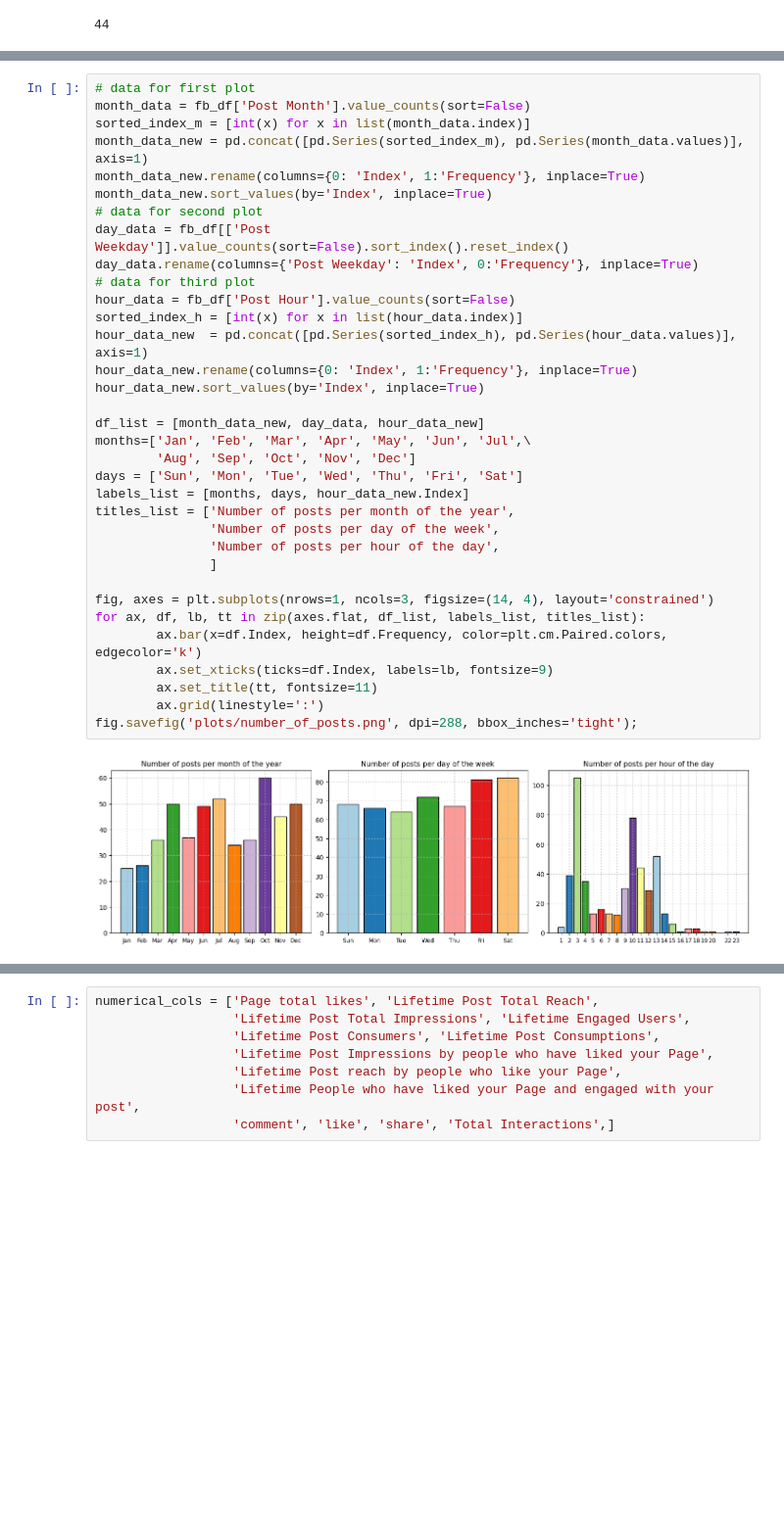
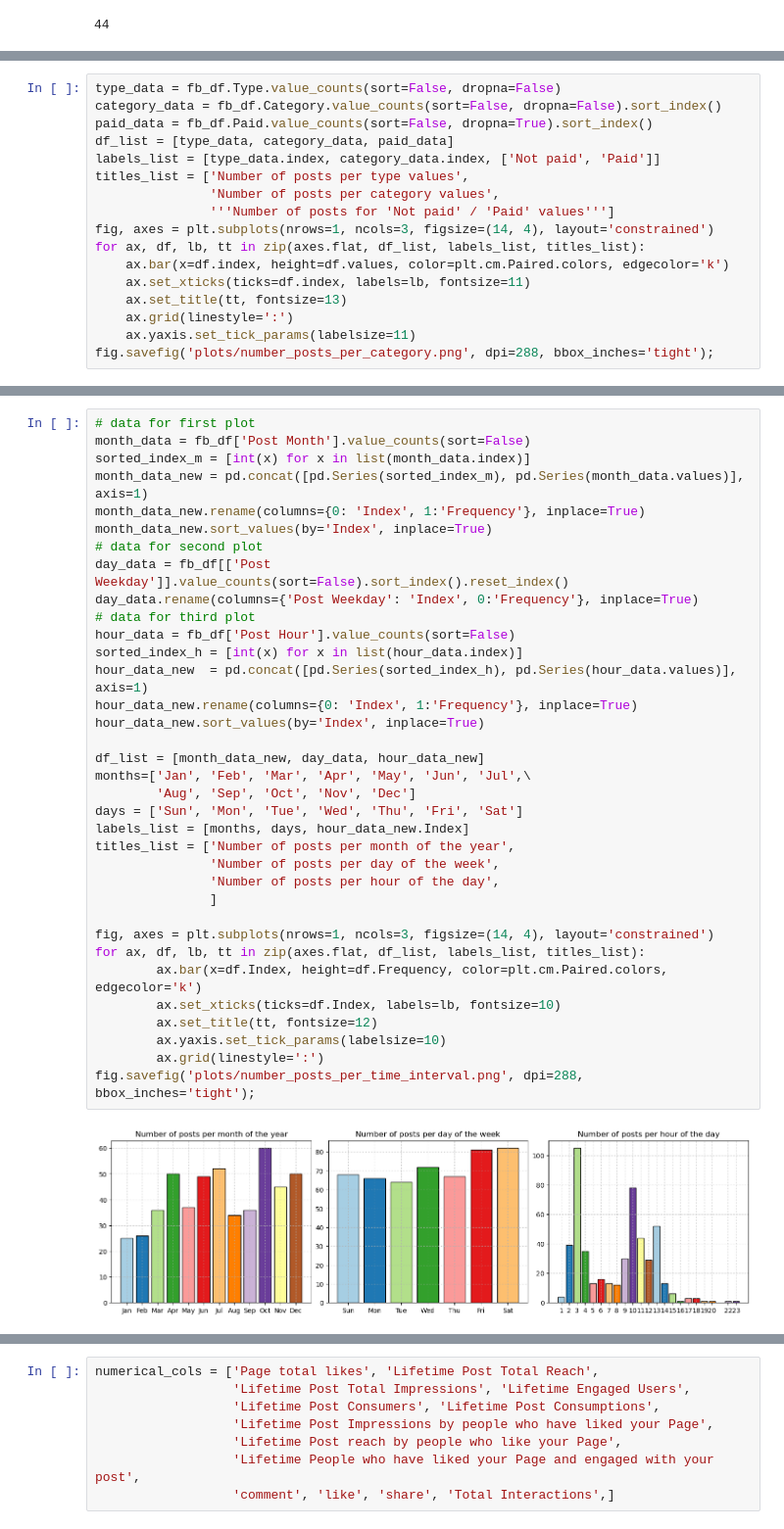
Before and after one commit to capac/facebook-metrics-data-set, a Jupyter notebook: fb_metrics.ipynb, the cells around one changed output, grey strips where cells are left out. Shown at 98% size. Cells and saved outputs as stored; diff of their text form; blank space fills up the shorter version.

Commit message:
Updated notebook for new plots

```diff
--- a/fb_metrics.ipynb
+++ b/fb_metrics.ipynb
@@ -151,0 +75,17 @@ plt.savefig('plots/number_of_posts_per_hour_of_day.png', dpi=288, bbox_inches='t
+# %%
+type_data = fb_df.Type.value_counts(sort=False, dropna=False)
+category_data = fb_df.Category.value_counts(sort=False, dropna=False).sort_index()
+paid_data = fb_df.Paid.value_counts(sort=False, dropna=True).sort_index()
+df_list = [type_data, category_data, paid_data]
+labels_list = [type_data.index, category_data.index, ['Not paid', 'Paid']]
+titles_list = ['Number of posts per type values',
+               'Number of posts per category values',
+               '''Number of posts for 'Not paid' / 'Paid' values''']
+fig, axes = plt.subplots(nrows=1, ncols=3, figsize=(14, 4), layout='constrained')
+for ax, df, lb, tt in zip(axes.flat, df_list, labels_list, titles_list):
+    ax.bar(x=df.index, height=df.values, color=plt.cm.Paired.colors, edgecolor='k')
+    ax.set_xticks(ticks=df.index, labels=lb, fontsize=11)
+    ax.set_title(tt, fontsize=13)
+    ax.grid(linestyle=':')
+    ax.yaxis.set_tick_params(labelsize=11)
+fig.savefig('plots/number_posts_per_category.png', dpi=288, bbox_inches='tight');
@@ -154,34 +96,35 @@ plt.savefig('plots/number_of_posts_per_hour_of_day.png', dpi=288, bbox_inches='t
 month_data = fb_df['Post Month'].value_counts(sort=False)
 sorted_index_m = [int(x) for x in list(month_data.index)]
 month_data_new = pd.concat([pd.Series(sorted_index_m), pd.Series(month_data.values)], axis=1)
 month_data_new.rename(columns={0: 'Index', 1:'Frequency'}, inplace=True)
 month_data_new.sort_values(by='Index', inplace=True)
 # data for second plot
 day_data = fb_df[['Post Weekday']].value_counts(sort=False).sort_index().reset_index()
 day_data.rename(columns={'Post Weekday': 'Index', 0:'Frequency'}, inplace=True)
 # data for third plot
 hour_data = fb_df['Post Hour'].value_counts(sort=False)
 sorted_index_h = [int(x) for x in list(hour_data.index)]
 hour_data_new  = pd.concat([pd.Series(sorted_index_h), pd.Series(hour_data.values)], axis=1)
 hour_data_new.rename(columns={0: 'Index', 1:'Frequency'}, inplace=True)
 hour_data_new.sort_values(by='Index', inplace=True)
 
 df_list = [month_data_new, day_data, hour_data_new]
 months=['Jan', 'Feb', 'Mar', 'Apr', 'May', 'Jun', 'Jul',\
         'Aug', 'Sep', 'Oct', 'Nov', 'Dec']
 days = ['Sun', 'Mon', 'Tue', 'Wed', 'Thu', 'Fri', 'Sat']
 labels_list = [months, days, hour_data_new.Index]
 titles_list = ['Number of posts per month of the year',
                'Number of posts per day of the week',
                'Number of posts per hour of the day',
                ]
 
 fig, axes = plt.subplots(nrows=1, ncols=3, figsize=(14, 4), layout='constrained')
 for ax, df, lb, tt in zip(axes.flat, df_list, labels_list, titles_list):
         ax.bar(x=df.Index, height=df.Frequency, color=plt.cm.Paired.colors, edgecolor='k')
-        ax.set_xticks(ticks=df.Index, labels=lb, fontsize=9)
-        ax.set_title(tt, fontsize=11)
+        ax.set_xticks(ticks=df.Index, labels=lb, fontsize=10)
+        ax.set_title(tt, fontsize=12)
+        ax.yaxis.set_tick_params(labelsize=10)
         ax.grid(linestyle=':')
-fig.savefig('plots/number_of_posts.png', dpi=288, bbox_inches='tight');
+fig.savefig('plots/number_posts_per_time_interval.png', dpi=288, bbox_inches='tight');
 # %% [output]
-[figure, old version]
+[figure, new version]
```
Also changed, not shown: parts of 15 cells of this notebook.
